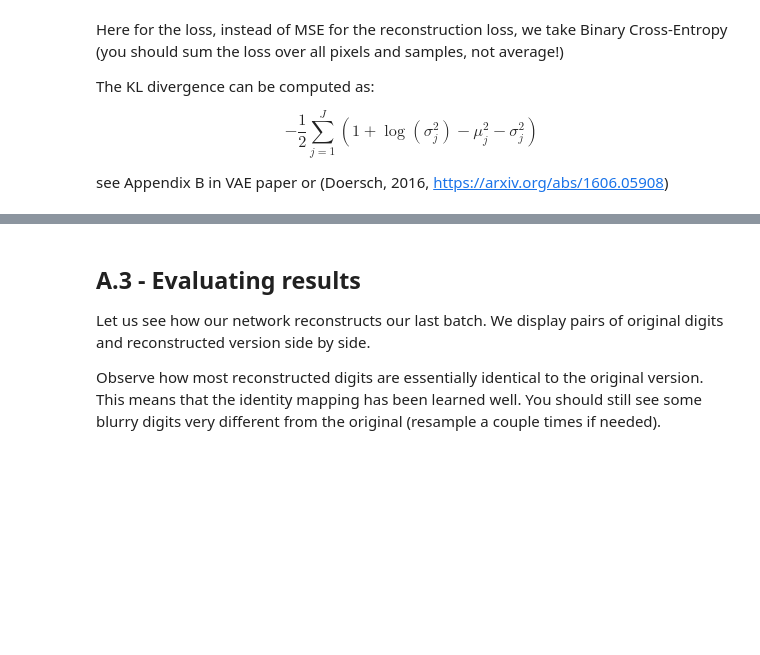
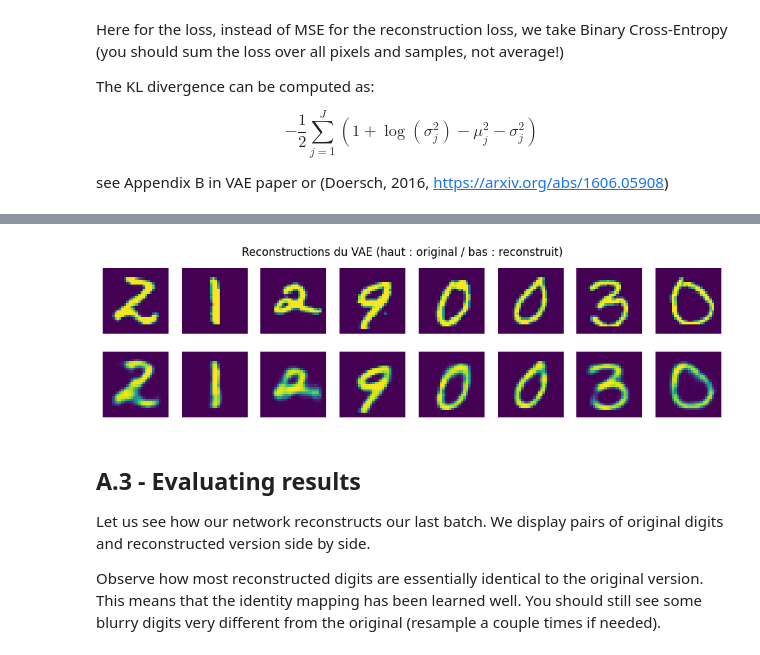
Before and after one commit to the-demby/ensae_dl_pw2, a Jupyter notebook: notebook.ipynb, the cells around one changed output, grey strips where cells are left out. Drawn from its saved outputs; the diff is of its cells as text; code cells hidden in the pictures; blank space fills up the shorter version.

```diff
--- a/notebook.ipynb
+++ b/notebook.ipynb
@@ -208,3 +238,27 @@ live_plot(data_dict, x_key="epoch", title="VAE")
+# %%
+model.eval()  # mode évaluation
+
+with torch.no_grad():
+    x, _ = next(iter(data_loader))
+    x = x.to(device)
+    x_flat = x.view(-1, 28*28)
+    x_reconst, _, _ = model(x_flat)
+    x_reconst = x_reconst.view(-1, 1, 28, 28).cpu()
+
+# Affichage côte à côte : original (haut), reconstruction (bas)
+n = 8  # nombre d'exemples à afficher
+plt.figure(figsize=(12, 3))
+for i in range(n):
+    plt.subplot(2, n, i + 1)
+    show(x[i].cpu())  # original
+    plt.axis('off')
+    plt.subplot(2, n, i + 1 + n)
+    show(x_reconst[i])
+    plt.axis('off')
+plt.suptitle("Reconstructions du VAE (haut : original / bas : reconstruit)")
+plt.show()
+# %% [output]
+[figure, added]
 # %% [markdown]
 ## A.3 - Evaluating results
 
```
Also changed, not shown: parts of 36 cells of this notebook, 9 other files.
